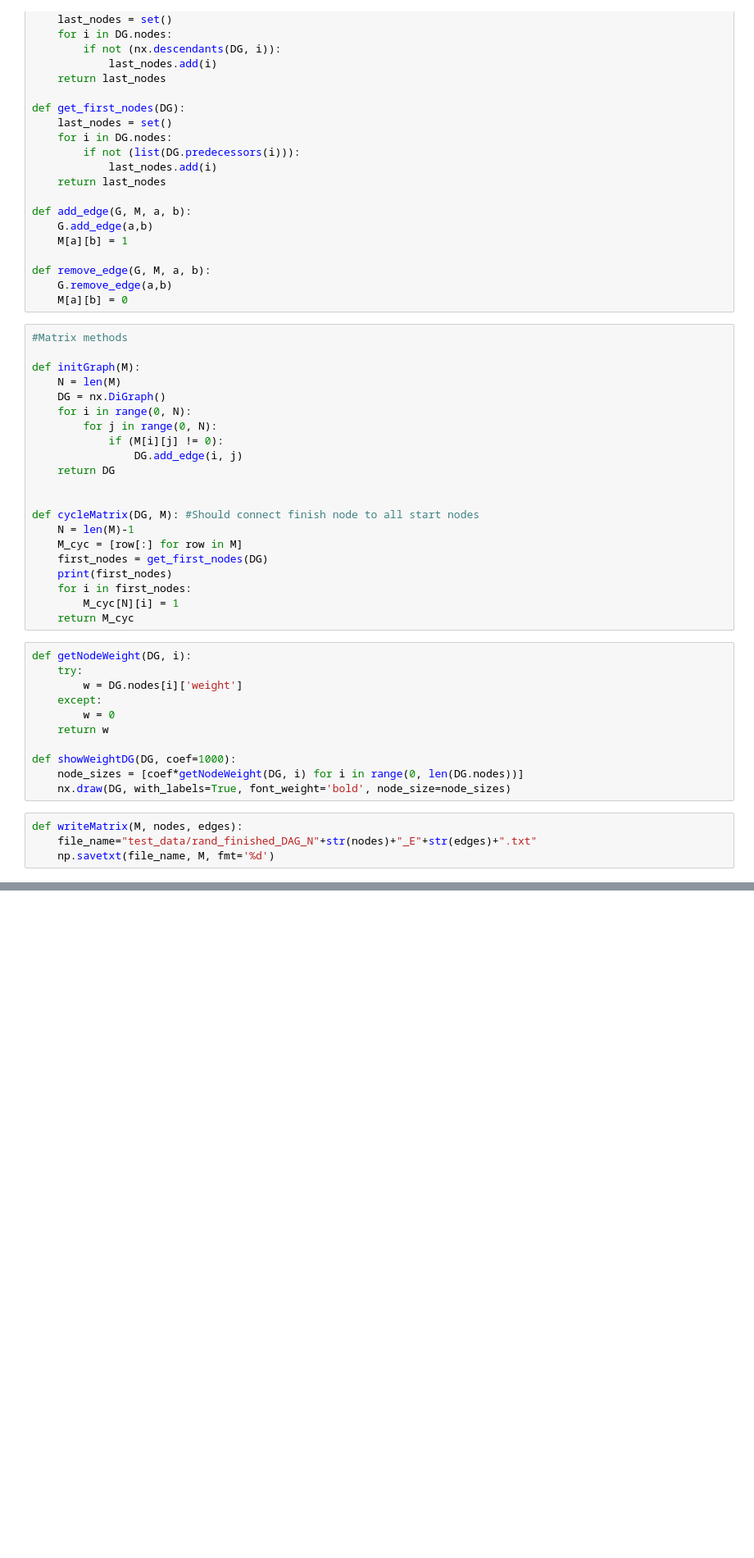
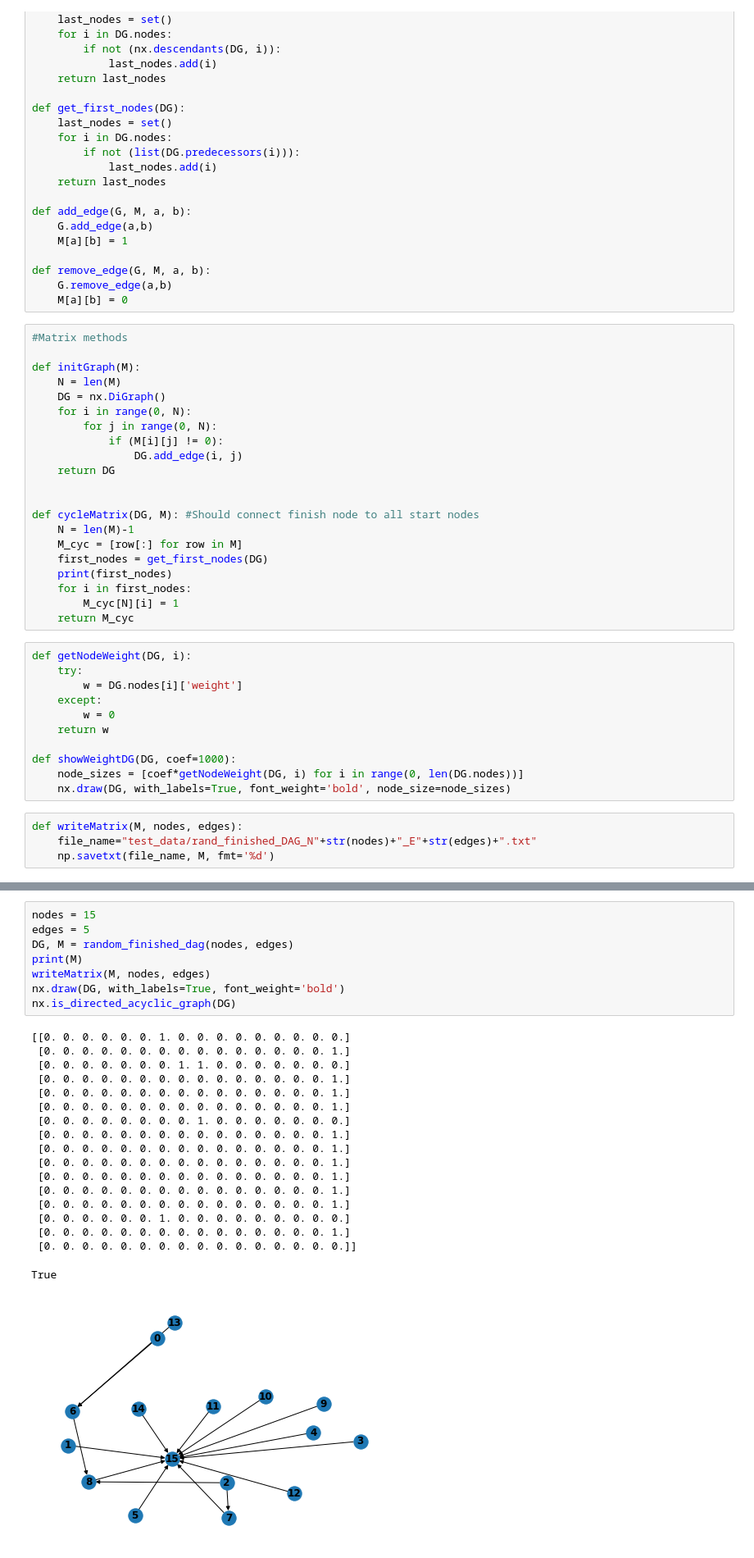
Before and after one commit to teadrunkage/MDiploma, a Jupyter notebook: rank/testDataCreation.ipynb, the cells around one changed output, grey strips where cells are left out. Shown at 82% size. Saved outputs shown, nothing was run; the diff lists cells and outputs as text; blank space fills up the shorter version.

```diff
--- a/rank/testDataCreation.ipynb
+++ b/rank/testDataCreation.ipynb
@@ -164,0 +165,27 @@ True
+# %%
+nodes = 15
+edges = 5
+DG, M = random_finished_dag(nodes, edges)
+print(M)
+writeMatrix(M, nodes, edges)
+nx.draw(DG, with_labels=True, font_weight='bold')
+nx.is_directed_acyclic_graph(DG)
+# %% [output]
+[[0. 0. 0. 0. 0. 0. 1. 0. 0. 0. 0. 0. 0. 0. 0. 0.]
+ [0. 0. 0. 0. 0. 0. 0. 0. 0. 0. 0. 0. 0. 0. 0. 1.]
+ [0. 0. 0. 0. 0. 0. 0. 1. 1. 0. 0. 0. 0. 0. 0. 0.]
+ [0. 0. 0. 0. 0. 0. 0. 0. 0. 0. 0. 0. 0. 0. 0. 1.]
+ [0. 0. 0. 0. 0. 0. 0. 0. 0. 0. 0. 0. 0. 0. 0. 1.]
+ [0. 0. 0. 0. 0. 0. 0. 0. 0. 0. 0. 0. 0. 0. 0. 1.]
+ [0. 0. 0. 0. 0. 0. 0. 0. 1. 0. 0. 0. 0. 0. 0. 0.]
+ [0. 0. 0. 0. 0. 0. 0. 0. 0. 0. 0. 0. 0. 0. 0. 1.]
+ [0. 0. 0. 0. 0. 0. 0. 0. 0. 0. 0. 0. 0. 0. 0. 1.]
+ [0. 0. 0. 0. 0. 0. 0. 0. 0. 0. 0. 0. 0. 0. 0. 1.]
+ [0. 0. 0. 0. 0. 0. 0. 0. 0. 0. 0. 0. 0. 0. 0. 1.]
+ [0. 0. 0. 0. 0. 0. 0. 0. 0. 0. 0. 0. 0. 0. 0. 1.]
+ [0. 0. 0. 0. 0. 0. 0. 0. 0. 0. 0. 0. 0. 0. 0. 1.]
+ [0. 0. 0. 0. 0. 0. 1. 0. 0. 0. 0. 0. 0. 0. 0. 0.]
+ [0. 0. 0. 0. 0. 0. 0. 0. 0. 0. 0. 0. 0. 0. 0. 1.]
+ [0. 0. 0. 0. 0. 0. 0. 0. 0. 0. 0. 0. 0. 0. 0. 0.]]
+True
+[figure, added]
```
Also changed, not shown: parts of 5 cells of this notebook, 50 other files.
